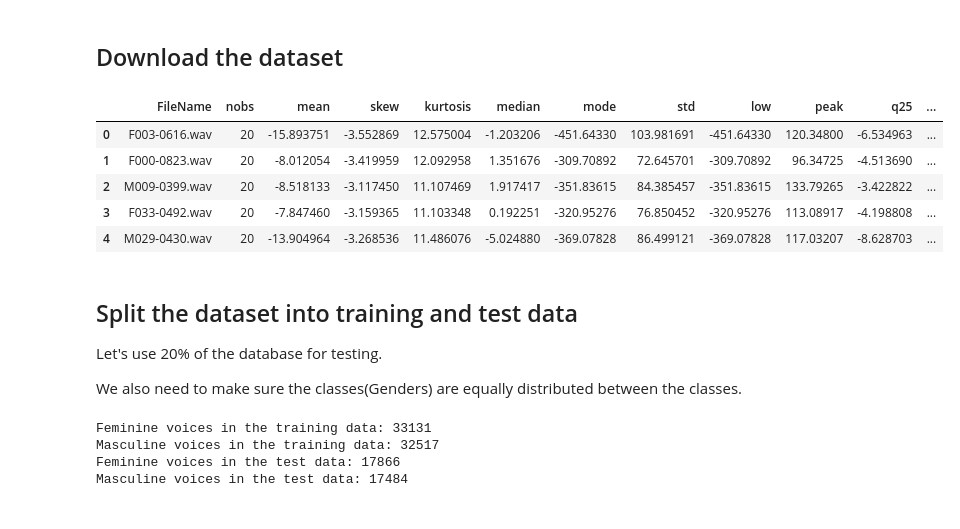
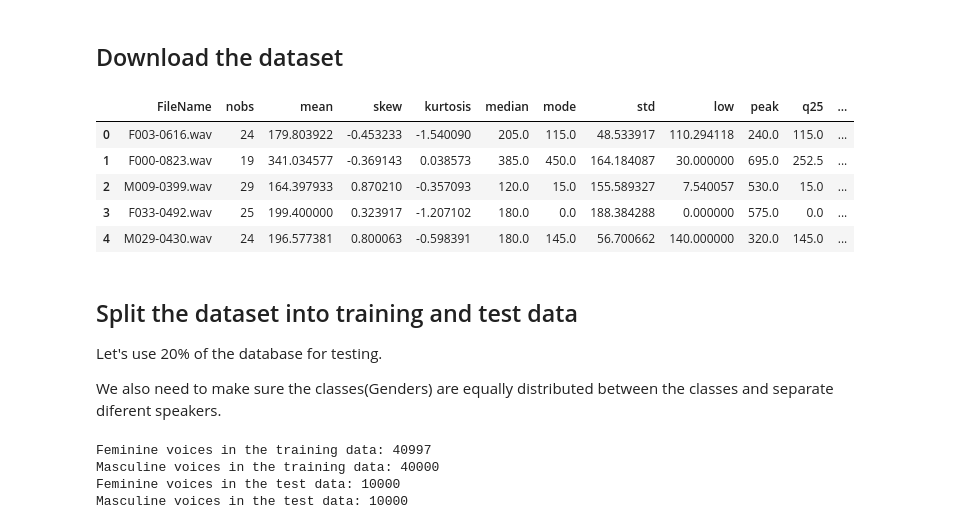
Before and after one commit to BrunoGianesi/Speaker-Gender-Recognition, a Jupyter notebook: CETUC_Model.ipynb, the cells around one changed output. Saved outputs shown, nothing was run; the diff lists cells and outputs as text; code cells hidden in the pictures.

```diff
--- a/CETUC_Model.ipynb
+++ b/CETUC_Model.ipynb
@@ -15,32 +15,39 @@ import pickle
 ## Download the dataset
 # %%
 # df = pd.read_csv('data/CETUC_Features_data.csv')
-df = pd.read_csv('data/CETUC_MFCCs_statistics_data.csv')
+df = pd.read_csv('data/CETUC_Features_data.csv')
 df.head()
 # %% [output]
 |  | FileName | nobs | mean | skew | kurtosis | median | mode | std | low | peak | q25 | ... |
-| 0 | F003-0616.wav | 20 | -15.893751 | -3.552869 | 12.575004 | -1.203206 | -451.64330 | 103.981691 | -451.64330 | 120.34800 | -6.534963 | ... |
-| 1 | F000-0823.wav | 20 | -8.012054 | -3.419959 | 12.092958 | 1.351676 | -309.70892 | 72.645701 | -309.70892 | 96.34725 | -4.513690 | ... |
-| 2 | M009-0399.wav | 20 | -8.518133 | -3.117450 | 11.107469 | 1.917417 | -351.83615 | 84.385457 | -351.83615 | 133.79265 | -3.422822 | ... |
-| 3 | F033-0492.wav | 20 | -7.847460 | -3.159365 | 11.103348 | 0.192251 | -320.95276 | 76.850452 | -320.95276 | 113.08917 | -4.198808 | ... |
-| 4 | M029-0430.wav | 20 | -13.904964 | -3.268536 | 11.486076 | -5.024880 | -369.07828 | 86.499121 | -369.07828 | 117.03207 | -8.628703 | ... |
+| 0 | F003-0616.wav | 24 | 179.803922 | -0.453233 | -1.540090 | 205.0 | 115.0 | 48.533917 | 110.294118 | 240.0 | 115.0 | ... |
+| 1 | F000-0823.wav | 19 | 341.034577 | -0.369143 | 0.038573 | 385.0 | 450.0 | 164.184087 | 30.000000 | 695.0 | 252.5 | ... |
+| 2 | M009-0399.wav | 29 | 164.397933 | 0.870210 | -0.357093 | 120.0 | 15.0 | 155.589327 | 7.540057 | 530.0 | 15.0 | ... |
+| 3 | F033-0492.wav | 25 | 199.400000 | 0.323917 | -1.207102 | 180.0 | 0.0 | 188.384288 | 0.000000 | 575.0 | 0.0 | ... |
+| 4 | M029-0430.wav | 24 | 196.577381 | 0.800063 | -0.598391 | 180.0 | 145.0 | 56.700662 | 140.000000 | 320.0 | 145.0 | ... |
 # %% [markdown]
 ## Split the dataset into training and test data
 Let's use 20% of the database for testing.
 
-We also need to make sure the classes(Genders) are equally distributed between the classes.
+We also need to make sure the classes(Genders) are equally distributed between the classes and separate diferent speakers.
-# %%
-mydata_train, mydata_test = train_test_split(df, random_state=0, test_size=0.35)
-
-print(f'Feminine voices in the training data: {len(mydata_train.Gender)- sum(mydata_train.Gender)}')
-print(f'Masculine voices in the training data: {sum(mydata_train.Gender)}')
-print(f'Feminine voices in the test data: {len(mydata_test.Gender)- sum(mydata_test.Gender)}')
-print(f'Masculine voices in the test data: {sum(mydata_test.Gender)}')
-# %% [output]
-Feminine voices in the training data: 33131
-Masculine voices in the training data: 32517
-Feminine voices in the test data: 17866
-Masculine voices in the test data: 17484
+# %%
+mydata_test = df[df['FileName'].str.match('F050') | df['FileName'].str.match('F049') | df['FileName'].str.match('F048') | df['FileName'].str.match('F047') | df['FileName'].str.match('F046') |
+                df['FileName'].str.match('F045') | df['FileName'].str.match('F044') | df['FileName'].str.match('F043') | df['FileName'].str.match('F042') | df['FileName'].str.match('F041') |
+                df['FileName'].str.match('M049') | df['FileName'].str.match('M048') | df['FileName'].str.match('M047') | df['FileName'].str.match('M046') | df['FileName'].str.match('M045') |
+                df['FileName'].str.match('M044') | df['FileName'].str.match('M043') | df['FileName'].str.match('M042') | df['FileName'].str.match('M041') | df['FileName'].str.match('M040')]
+
+mydata_train = df.merge(mydata_test[['FileName']], on=['FileName'], how='left', indicator=True)
+mydata_train = mydata_train[mydata_train['_merge'] == 'left_only']
+
+
+print(f'Feminine voices in the training data: {len(mydata_train.Gender)- sum(mydata_train.Gender)}')
+print(f'Masculine voices in the training data: {sum(mydata_train.Gender)}')
+print(f'Feminine voices in the test data: {len(mydata_test.Gender)- sum(mydata_test.Gender)}')
+print(f'Masculine voices in the test data: {sum(mydata_test.Gender)}')
+# %% [output]
+Feminine voices in the training data: 40997
+Masculine voices in the training data: 40000
+Feminine voices in the test data: 10000
+Masculine voices in the test data: 10000
 # %%
 mydata_train.head()
 # %% [output]
```
Also changed, not shown: parts of 6 cells of this notebook, 13 other files.
